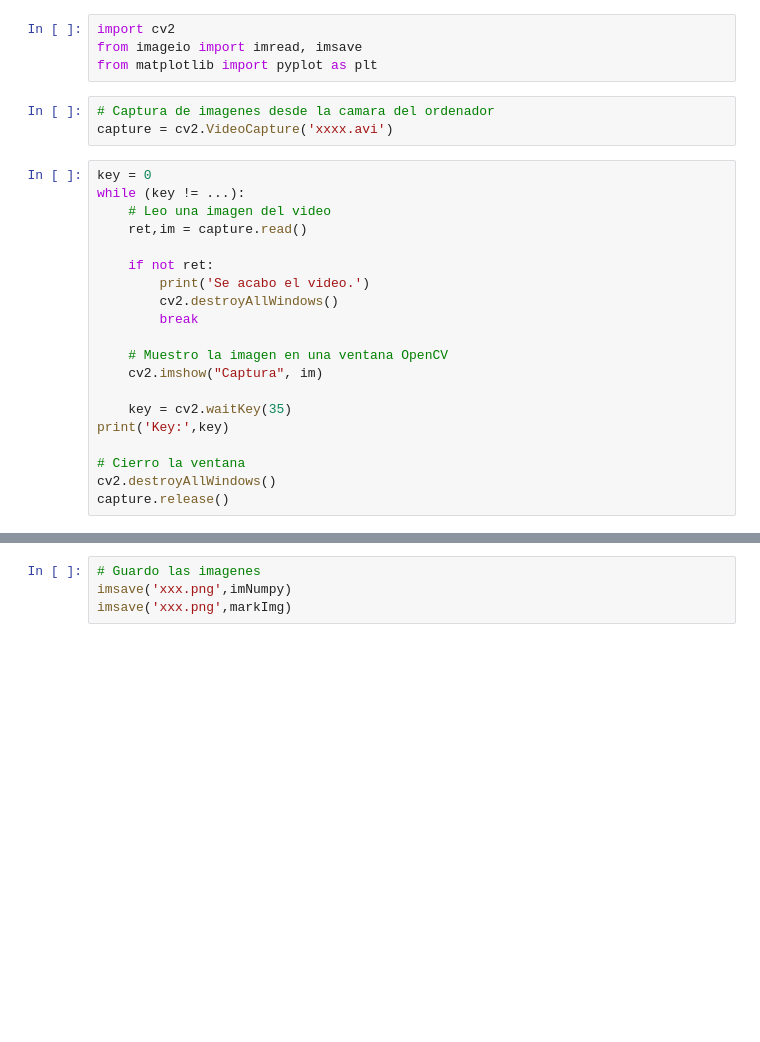
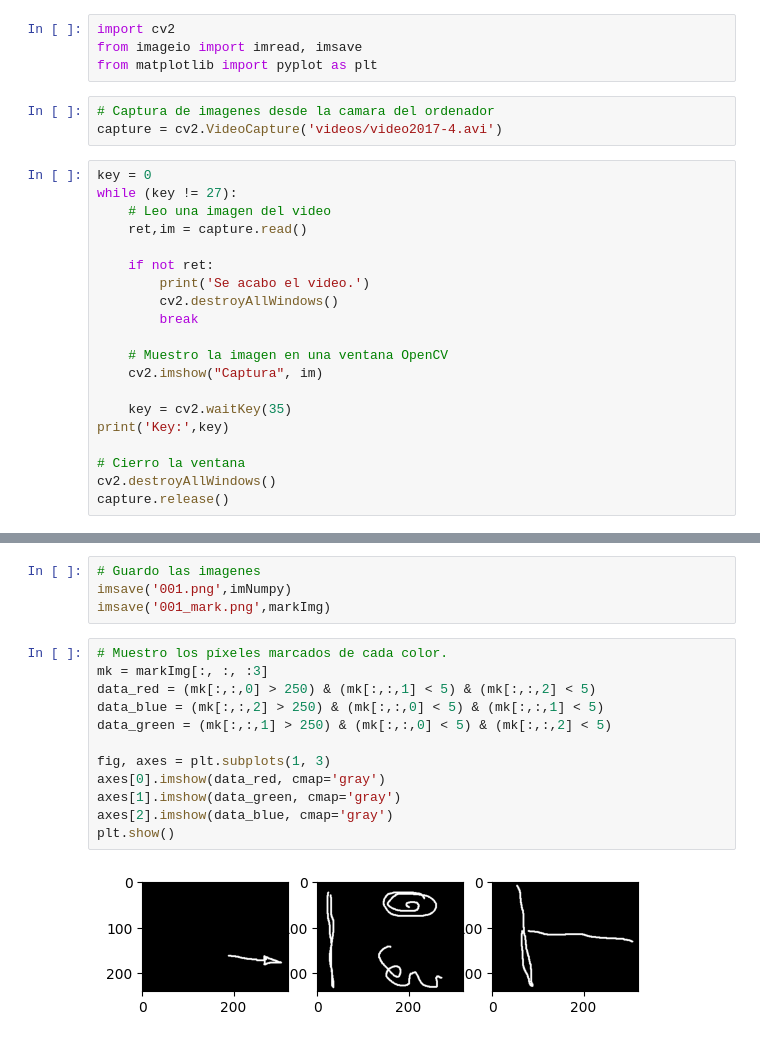
Before and after one commit to MiluEnAlmibar/robotica, a Jupyter notebook: Practica Individual/etiqueta_imagenes.ipynb, the cells around one changed output, grey strips where cells are left out. Drawn from its saved outputs; the diff is of its cells as text; blank space fills up the shorter version.

Commit message:
Finished etiqueta_imagenes notebook

```diff
--- a/Practica Individual/etiqueta_imagenes.ipynb
+++ b/Practica Individual/etiqueta_imagenes.ipynb
@@ -10,10 +11,10 @@ from imageio import imread, imsave
 from matplotlib import pyplot as plt
 # %%
 # Captura de imagenes desde la camara del ordenador
-capture = cv2.VideoCapture('xxxx.avi')
+capture = cv2.VideoCapture('videos/video2017-4.avi')
 # %%
 key = 0
-while (key != ...):
+while (key != 27):
     # Leo una imagen del video
     ret,im = capture.read()
 
@@ -43,4 +48,18 @@ plt.show()
 # %%
 # Guardo las imagenes
-imsave('xxx.png',imNumpy)
-imsave('xxx.png',markImg)
+imsave('001.png',imNumpy)
+imsave('001_mark.png',markImg)
+# %%
+# Muestro los píxeles marcados de cada color.
+mk = markImg[:, :, :3]
+data_red = (mk[:,:,0] > 250) & (mk[:,:,1] < 5) & (mk[:,:,2] < 5)
+data_blue = (mk[:,:,2] > 250) & (mk[:,:,0] < 5) & (mk[:,:,1] < 5)
+data_green = (mk[:,:,1] > 250) & (mk[:,:,0] < 5) & (mk[:,:,2] < 5)
+
+fig, axes = plt.subplots(1, 3)
+axes[0].imshow(data_red, cmap='gray')
+axes[1].imshow(data_green, cmap='gray')
+axes[2].imshow(data_blue, cmap='gray')
+plt.show()
+# %% [output]
+[figure, added]
```
Also changed, not shown: parts of 3 cells of this notebook.
